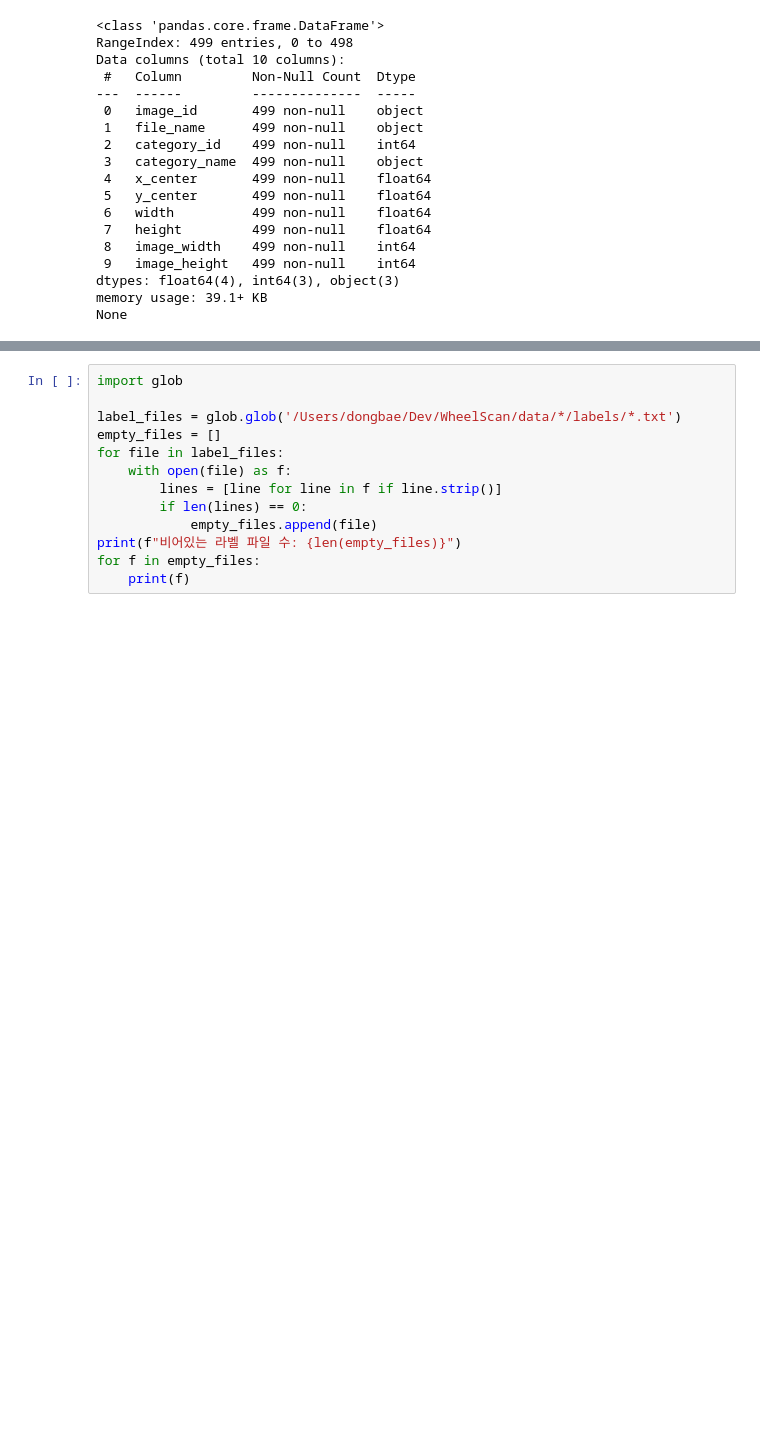
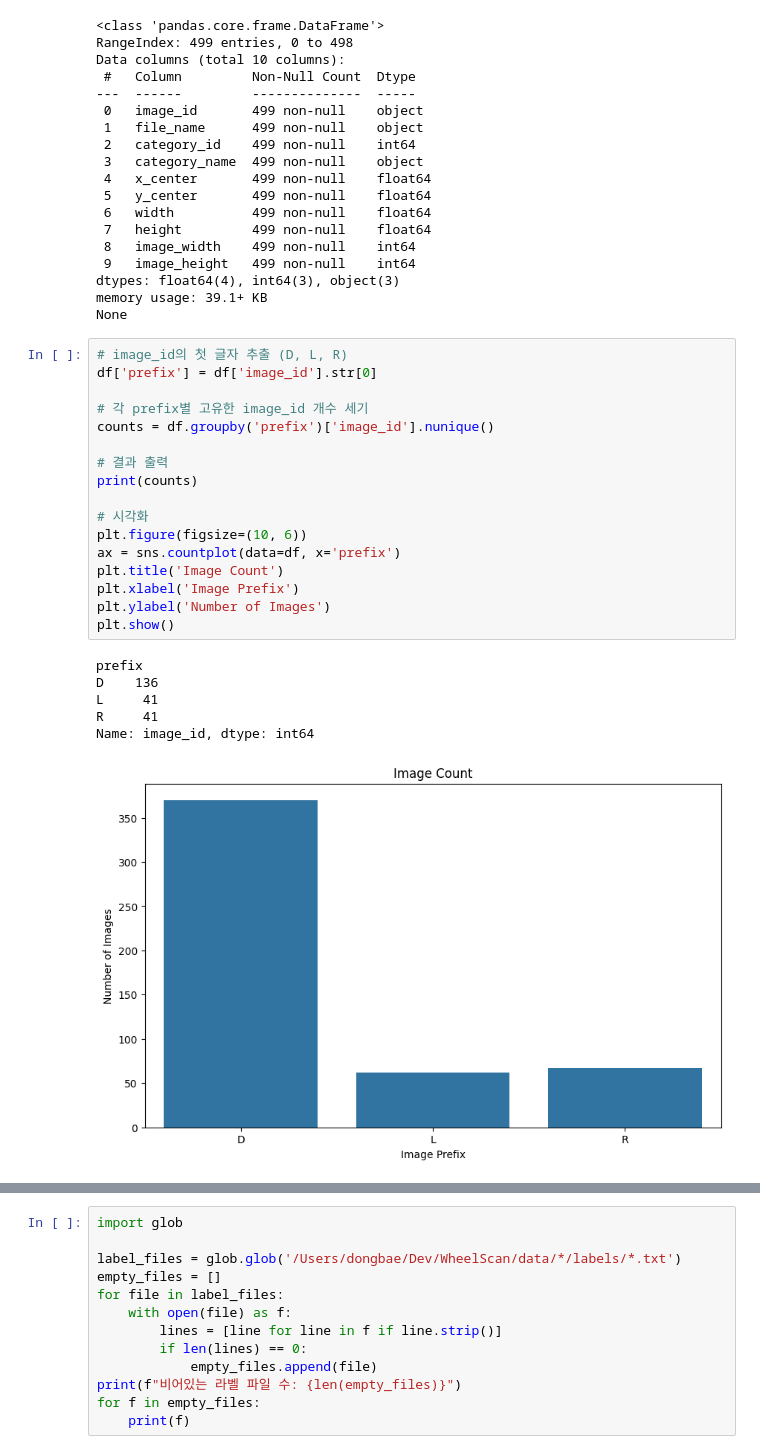
Before and after one commit to Kang-dongbae/WheelScan, a Jupyter notebook: src/notebook.ipynb, the cells around one changed output, grey strips where cells are left out. Saved outputs shown, nothing was run; the diff lists cells and outputs as text; blank space fills up the shorter version.

```diff
--- a/src/notebook.ipynb
+++ b/src/notebook.ipynb
@@ -112,3 +112,27 @@ Data columns (total 10 columns):
 dtypes: float64(4), int64(3), object(3)
 memory usage: 39.1+ KB
 None
+# %%
+# image_id의 첫 글자 추출 (D, L, R)
+df['prefix'] = df['image_id'].str[0]
+
+# 각 prefix별 고유한 image_id 개수 세기
+counts = df.groupby('prefix')['image_id'].nunique()
+
+# 결과 출력
+print(counts)
+
+# 시각화
+plt.figure(figsize=(10, 6))
+ax = sns.countplot(data=df, x='prefix')
+plt.title('Image Count')
+plt.xlabel('Image Prefix')
+plt.ylabel('Number of Images')
+plt.show()
+# %% [output]
+prefix
+D    136
+L     41
+R     41
+Name: image_id, dtype: int64
+[figure, added]
```
Also changed, not shown: parts of 10 cells of this notebook, 4 other files.
